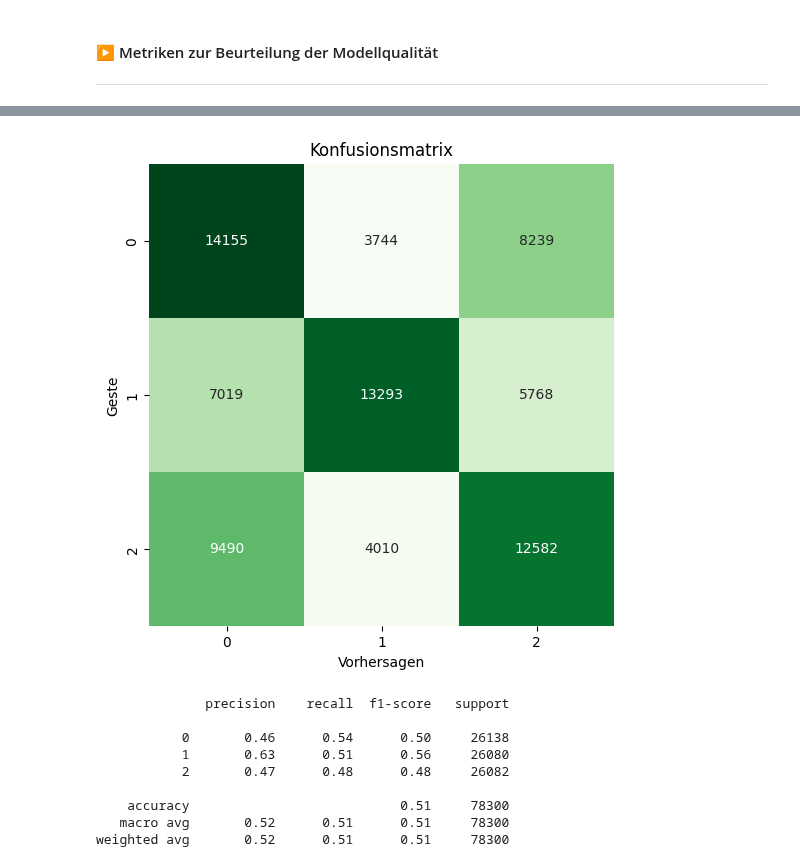
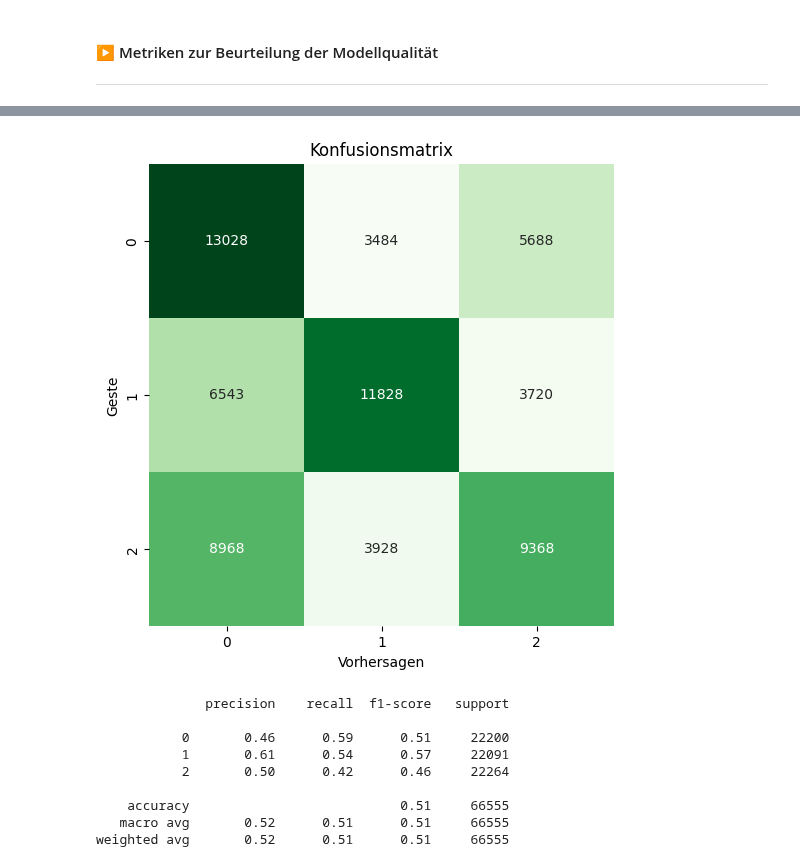
Before and after one commit to Gizmo-Labs/Informatik-Bachelor-Thesis, a Jupyter notebook: Jupyter-Notebooks/Model-Exploration_Variante_1.ipynb, the cells around one changed output, grey strips where cells are left out. Saved outputs shown, nothing was run; the diff lists cells and outputs as text; code cells hidden in the pictures.

```diff
--- a/Jupyter-Notebooks/Model-Exploration_Variante_1.ipynb
+++ b/Jupyter-Notebooks/Model-Exploration_Variante_1.ipynb
@@ -237,2 +241,15 @@ print(y_hot)
+# %%
+##############################################################
+# Datenskalierung mit Z-Score                                #
+##############################################################
+sc = StandardScaler()
+
+
+##############################################################
+# Normalisierung durchführen                                 #
+# Datentyp Numpy Array                                       #
+##############################################################
+Features = sc.fit_transform(Features)
+#Features = np.expand_dims(Features, -1)
 # %% [markdown]
 
@@ -243,7 +261,7 @@ print(y_hot)
 # Test-Size --> prozentualer Anteil von Gesamtdaten          #
 # Random-State --> Zufallsgrad der Durchmischung             #
 ##############################################################
-X_train, X_test, y_train, y_test = train_test_split(X_norm, y_hot, test_size = 0.15, random_state = 100)
+X_train, X_test, y_train, y_test = train_test_split(Features, Labels, test_size = 0.15, random_state = 100)
 X_train, X_val, y_train, y_val = train_test_split(X_train, y_train, test_size=0.15, random_state=100)
 
 X_test_file = X_test[:1000]
@@ -263,16 +281,29 @@ np.savetxt('../data/y_val.csv', y_val_file, delimiter=",", fmt='%d')
 ##############################################################
 print("Form der Training-Features : ", X_train.shape)
 print("Form der Test-Features : ", X_test.shape)
+print("Form der Validierungs-Features:", X_val.shape)
+print("---------------------------------")
 print("Form der Training-Labels : ", y_train.shape)
 print("Form der Test-Labels : ", y_test.shape)
-print()
+print("Form der Validierungs-Labels : ", y_val.shape)
+print("---------------------------------")
 print(Features.shape[0], "Gesamt-Features")
 print(X_train.shape[0], "Training-Features")
 print(X_test.shape[0], "Test-Features")
-print()
+print(X_val.shape[0], "Validierungs-Features")
+print("---------------------------------")
 print(Labels.shape[0], "Gesamt-Labels")
 print(y_train.shape[0], "Training-Labels")
 print(y_test.shape[0], "Test-Labels")
+print(y_val.shape[0], "Validierungs-Labels")
+
+
+##############################################################
+# Klassenvektor in Matrize konvertieren (One-Hot-Encoding)   #
+##############################################################
+y_train = keras.utils.to_categorical(y_train, Anzahl_Klassen)
+y_test = keras.utils.to_categorical(y_test, Anzahl_Klassen)
+y_val = keras.utils.to_categorical(y_val, Anzahl_Klassen)
 # %% [output]
 Form der Training-Features :  (377140, 8)
 Form der Test-Features :  (78300, 8)
@@ -298,8 +334,7 @@ epochs = 16
 
 
 # Format der Eingabedaten festlegen
-input_shape = X_norm.shape[1:]
-Klassen = y_train.shape[1]
+input_shape = Features.shape[1:]
 
 # Modell schichtweise erstellen
 model = keras.Sequential()
@@ -307,7 +342,7 @@ model.add(layers.InputLayer(input_shape))
 
 model.add(layers.Dense(64, activation='relu'))
 model.add(layers.Dense(128, activation='relu'))
-model.add(layers.Dense(Klassen, activation='softmax'))
+model.add(layers.Dense(Anzahl_Klassen, activation='softmax'))
 
 # Modellparameter ausgeben
 model.summary()
@@ -445,8 +480,8 @@ Test accuracy: 0.5112388134002686
 #### ▶️ Metriken zur Beurteilung der Modellqualität
 ***
 # %%
-y_test_arg=np.argmax(y_test,axis=1)
-y_pred = np.argmax(model.predict(X_test),axis=1)
+y_test_arg=np.argmax(y_val,axis=1)
+y_pred = np.argmax(model.predict(X_val), axis=1)
 
 cm = confusion_matrix(y_test_arg, y_pred)
 
@@ -463,10 +498,10 @@ print(classification_report(y_test_arg, y_pred))
-[figure, old version]
+[figure, new version]
               precision    recall  f1-score   support
 
-           0       0.46      0.54      0.50     26138
-           1       0.63      0.51      0.56     26080
-           2       0.47      0.48      0.48     26082
+           0       0.46      0.59      0.51     22200
+           1       0.61      0.54      0.57     22091
+           2       0.50      0.42      0.46     22264
 
-    accuracy                           0.51     78300
-   macro avg       0.52      0.51      0.51     78300
-weighted avg       0.52      0.51      0.51     78300
+    accuracy                           0.51     66555
+   macro avg       0.52      0.51      0.51     66555
+weighted avg       0.52      0.51      0.51     66555
```
Also changed, not shown: parts of 12 cells of this notebook, 23 other files.
